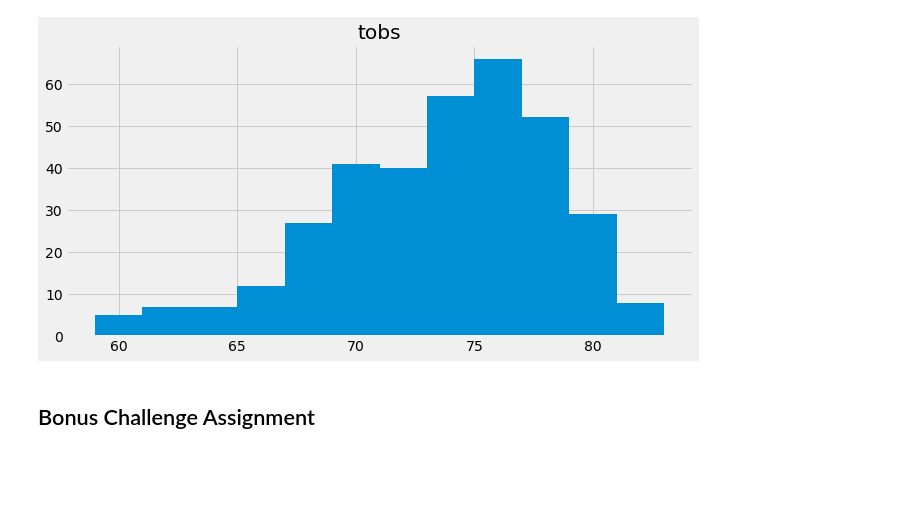
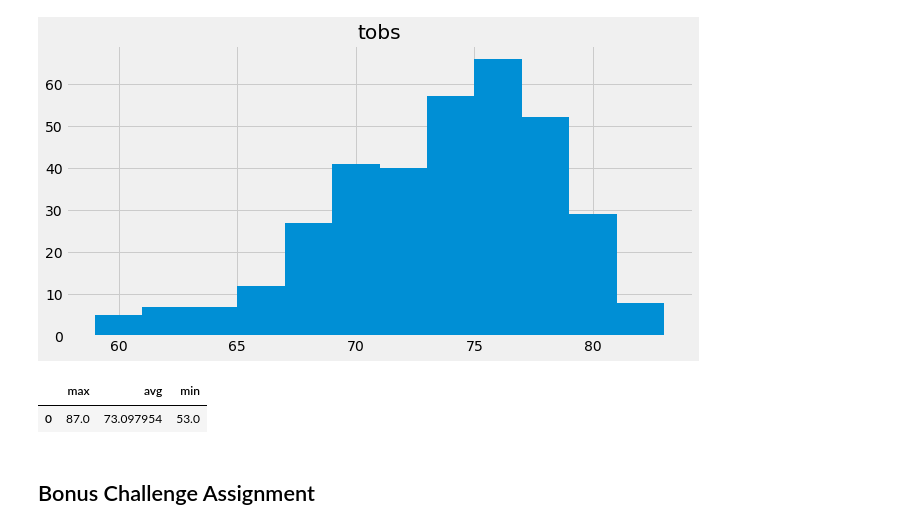
Before and after one commit to Phillips4100/sqlalchemy-challenge, a Jupyter notebook: climate_starter.ipynb, the cells around one changed output. Saved outputs shown, nothing was run; the diff lists cells and outputs as text; code cells hidden in the pictures; blank space fills up the shorter version.

```diff
--- a/climate_starter.ipynb
+++ b/climate_starter.ipynb
@@ -150,6 +150,16 @@ waihee_plot
 array([[<matplotlib.axes._subplots.AxesSubplot object at 0x...>]],
       dtype=object)
 [figure]
+# %%
+Start = "2016-07-14"
+result=engine.execute(f'SELECT MAX(tobs) AS max,  AVG(tobs) AS avg, MIN(tobs) as min FROM measurement Where measurement.date > {Start}').fetchall()
+result1=pd.DataFrame(result, columns =['max', 'avg', 'min'])
+# print(start)
+# result1=list(*result)
+result1
+# %% [output]
+|  | max | avg | min |
+| 0 | 87.0 | 73.097954 | 53.0 |
 # %% [markdown]
 ## Bonus Challenge Assignment
 # %%
```
Also changed, not shown: parts of 11 cells of this notebook, 1 other file.
